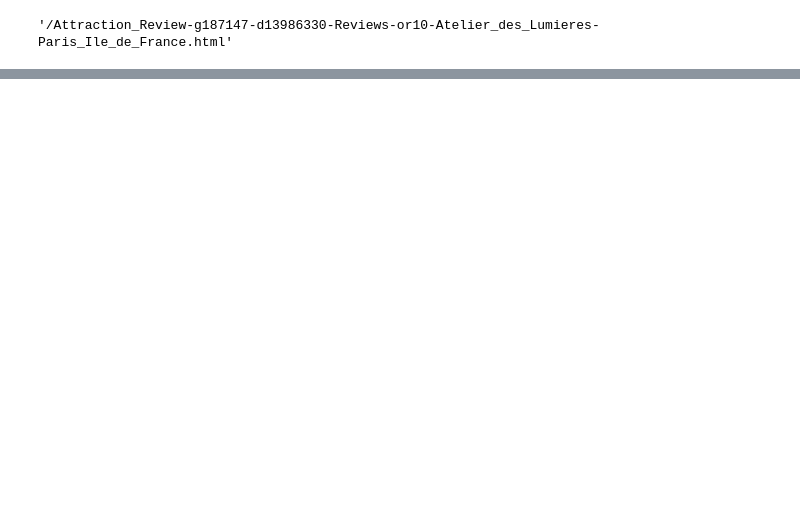
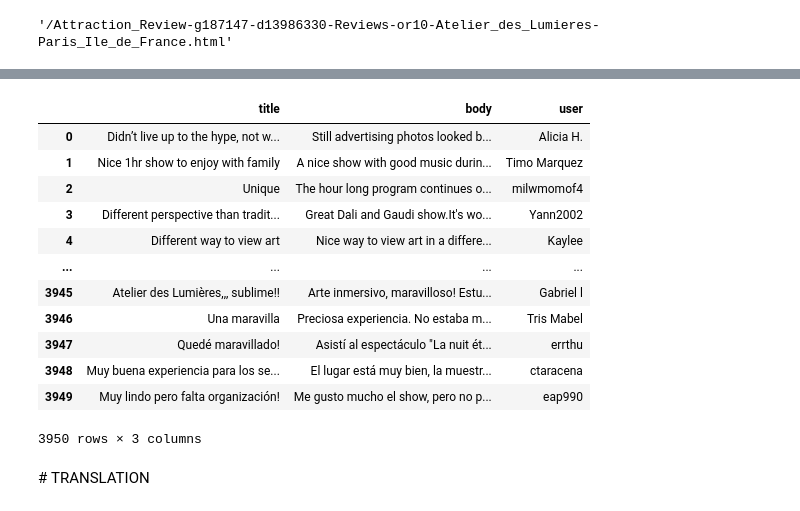
Before and after one commit to carlosperez1997/NaturalLanguageProcessing, a Jupyter notebook: InfinityDesLumieres_Reviews/tripadvisor_scraping.ipynb, the cells around one changed output, grey strips where cells are left out. Drawn from its saved outputs; the diff is of its cells as text; code cells hidden in the pictures; blank space fills up the shorter version.

```diff
--- a/InfinityDesLumieres_Reviews/tripadvisor_scraping.ipynb
+++ b/InfinityDesLumieres_Reviews/tripadvisor_scraping.ipynb
@@ -130,0 +154,2 @@ users
+# %%
+reviews = pd.DataFrame( columns=['title','body'])
@@ -185,0 +248,41 @@ users
+# %%
+driver.get(main_link+href)
+time.sleep(4)
+
+content = driver.page_source
+soup = BeautifulSoup(content)
+
+users = get_user_info(soup, users)
+# %%
+reviews = get_reviews(soup, reviews)
+# %%
+loop = True
+i = 2
+while loop == True:
+    content = driver.page_source
+    soup = BeautifulSoup(content)
+
+    try:
+        href_class = soup.find(class_="_3djM0GaD")
+        href = href_class.find('a')['href']
+        href
+
+        # Go to Next Page
+        driver.get(main_link+href)
+        time.sleep(4)
+
+        content = driver.page_source
+        soup = BeautifulSoup(content)
+        content = driver.page_source
+        soup = BeautifulSoup(content)
+
+        users = get_user_info(soup, users)
+        reviews = get_reviews(soup, reviews)
+
+        reviews['user'] = users['user']
+
+        i+=1
+        print('Page',i)
+    except:
+        loop = False
+        print('Leaving while')
@@ -185,0 +323,16 @@ users
+# %%
+reviews
+# %% [output]
+|  | title | body | user |
+| 0 | Didn’t live up to the hype, not w... | Still advertising photos looked b... | Alicia H. |
+| 1 | Nice 1hr show to enjoy with family | A nice show with good music durin... | Timo Marquez |
+| 2 | Unique | The hour long program continues o... | milwmomof4 |
+| 3 | Different perspective than tradit... | Great Dali and Gaudi show.It's wo... | Yann2002 |
+| 4 | Different way to view art | Nice way to view art in a differe... | Kaylee |
+| ... | ... | ... | ... |
+| 3945 | Atelier des Lumières,,, sublime!! | Arte inmersivo, maravilloso! Estu... | Gabriel l |
+| 3946 | Una maravilla | Preciosa experiencia. No estaba m... | Tris Mabel |
+| 3947 | Quedé maravillado! | Asistí al espectáculo "La nuit ét... | errthu |
+| 3948 | Muy buena experiencia para los se... | El lugar está muy bien, la muestr... | ctaracena |
+| 3949 | Muy lindo pero falta organización! | Me gusto mucho el show, pero no p... | eap990 |
+3950 rows × 3 columns
@@ -185,0 +341,2 @@ users
+# %% [markdown]
+# TRANSLATION
```
Also changed, not shown: parts of 25 cells of this notebook, 10 other files.
